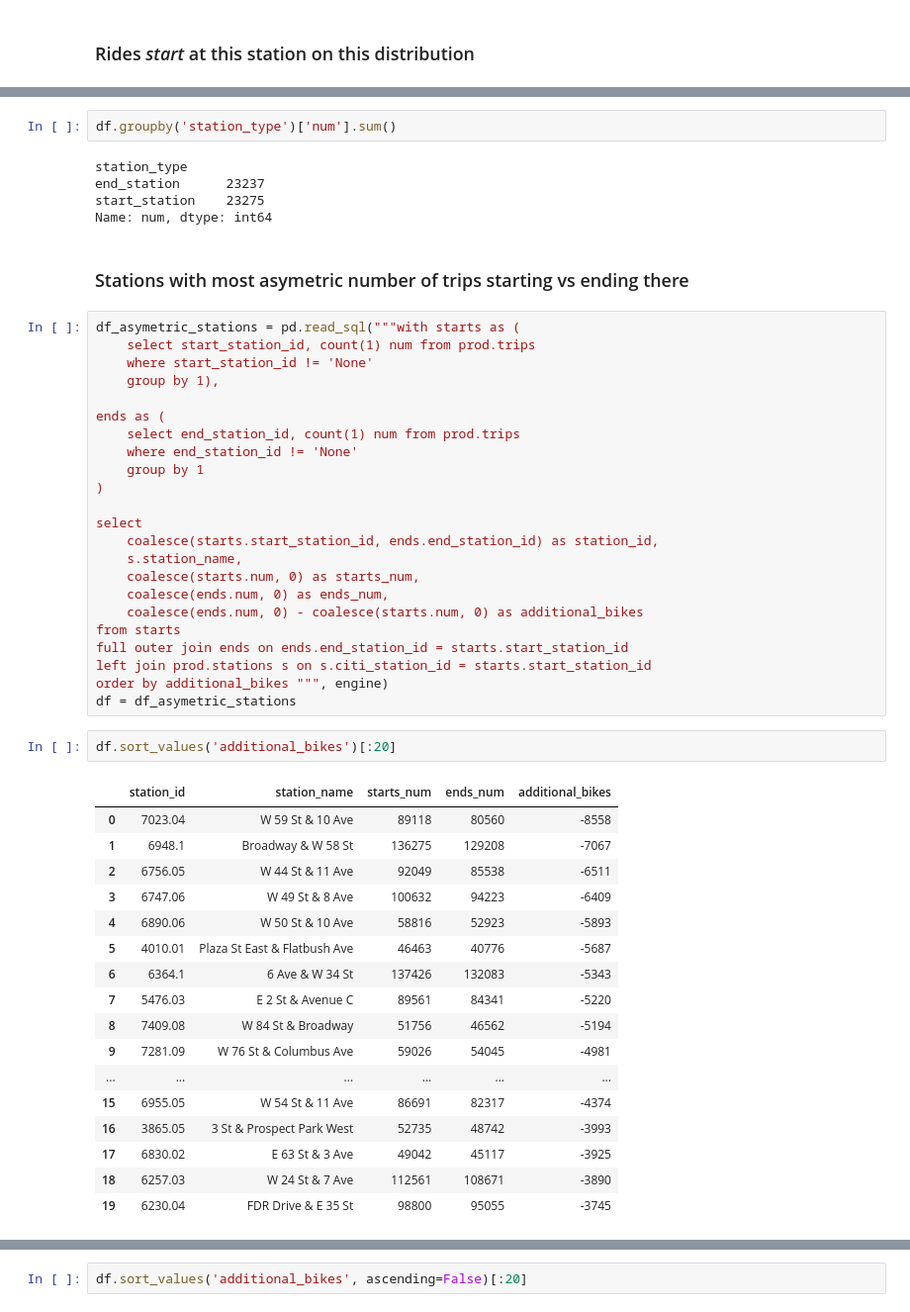
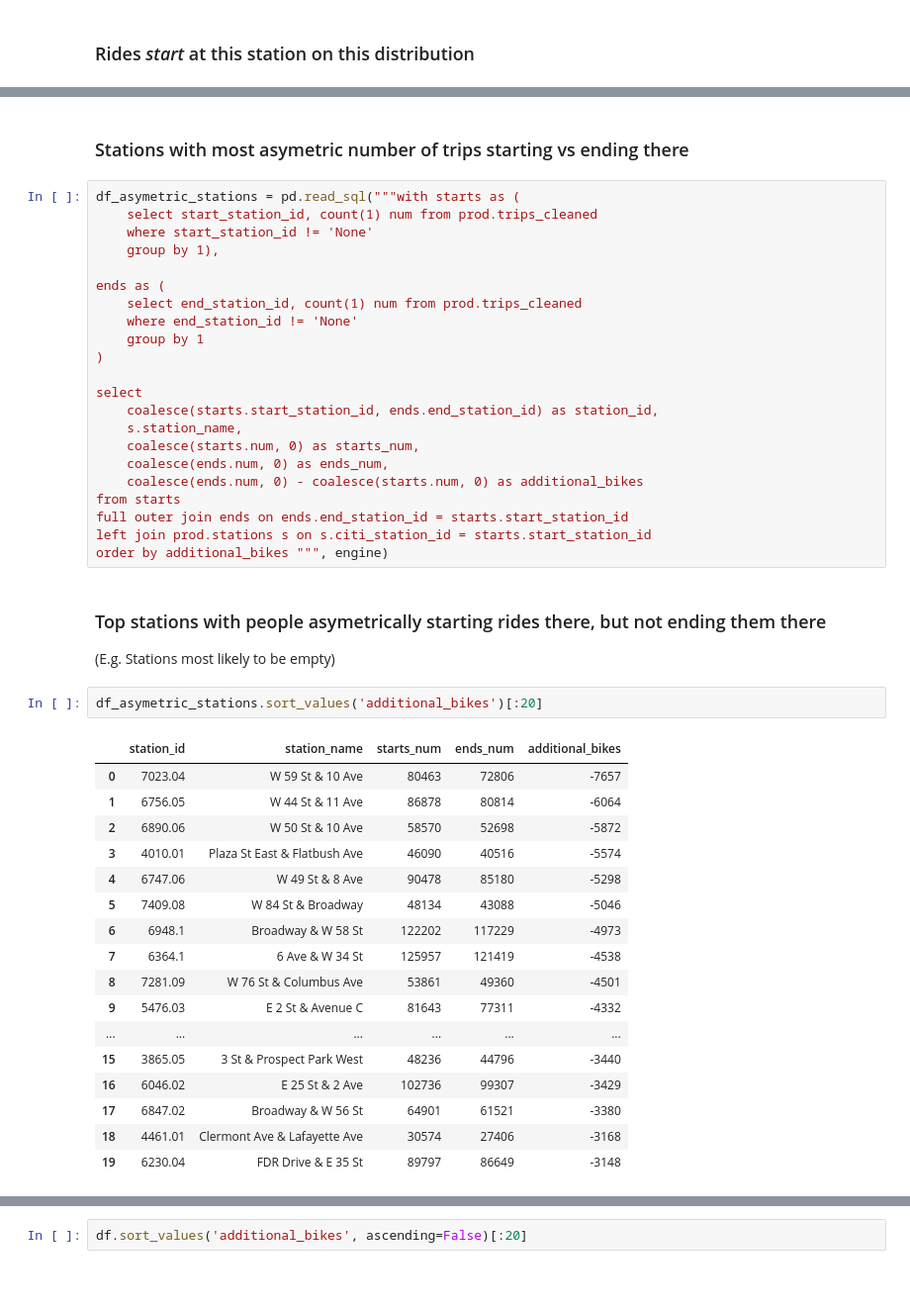
Before and after one commit to dseisun/citibike, a Jupyter notebook: analysis.ipynb, the cells around one changed output, grey strips where cells are left out. Shown at 99% size. Cells and saved outputs as stored; diff of their text form; blank space fills up the shorter version.

```diff
--- a/analysis.ipynb
+++ b/analysis.ipynb
@@ -491,20 +468,13 @@ df3.plot()
-# %%
-df.groupby('station_type')['num'].sum()
-# %% [output]
-station_type
-end_station      23237
-start_station    23275
-Name: num, dtype: int64
 # %% [markdown]
 ### Stations with most asymetric number of trips starting vs ending there
 # %%
 df_asymetric_stations = pd.read_sql("""with starts as (
-	select start_station_id, count(1) num from prod.trips
+	select start_station_id, count(1) num from prod.trips_cleaned
 	where start_station_id != 'None'
 	group by 1),
 
 ends as (
-	select end_station_id, count(1) num from prod.trips
+	select end_station_id, count(1) num from prod.trips_cleaned
 	where end_station_id != 'None'
 	group by 1
 )
@@ -519,24 +489,26 @@ from starts
 full outer join ends on ends.end_station_id = starts.start_station_id
 left join prod.stations s on s.citi_station_id = starts.start_station_id
 order by additional_bikes """, engine)
-df = df_asymetric_stations
+# %% [markdown]
+### Top stations with people asymetrically starting rides there, but not ending them there
+(E.g. Stations most likely to be empty)
 # %%
-df.sort_values('additional_bikes')[:20]
+df_asymetric_stations.sort_values('additional_bikes')[:20]
 # %% [output]
 |  | station_id | station_name | starts_num | ends_num | additional_bikes |
-| 0 | 7023.04 | W 59 St & 10 Ave | 89118 | 80560 | -8558 |
-| 1 | 6948.1 | Broadway & W 58 St | 136275 | 129208 | -7067 |
-| 2 | 6756.05 | W 44 St & 11 Ave | 92049 | 85538 | -6511 |
-| 3 | 6747.06 | W 49 St & 8 Ave | 100632 | 94223 | -6409 |
-| 4 | 6890.06 | W 50 St & 10 Ave | 58816 | 52923 | -5893 |
-| 5 | 4010.01 | Plaza St East & Flatbush Ave | 46463 | 40776 | -5687 |
-| 6 | 6364.1 | 6 Ave & W 34 St | 137426 | 132083 | -5343 |
-| 7 | 5476.03 | E 2 St & Avenue C | 89561 | 84341 | -5220 |
-| 8 | 7409.08 | W 84 St & Broadway | 51756 | 46562 | -5194 |
-| 9 | 7281.09 | W 76 St & Columbus Ave | 59026 | 54045 | -4981 |
+| 0 | 7023.04 | W 59 St & 10 Ave | 80463 | 72806 | -7657 |
+| 1 | 6756.05 | W 44 St & 11 Ave | 86878 | 80814 | -6064 |
+| 2 | 6890.06 | W 50 St & 10 Ave | 58570 | 52698 | -5872 |
+| 3 | 4010.01 | Plaza St East & Flatbush Ave | 46090 | 40516 | -5574 |
+| 4 | 6747.06 | W 49 St & 8 Ave | 90478 | 85180 | -5298 |
+| 5 | 7409.08 | W 84 St & Broadway | 48134 | 43088 | -5046 |
+| 6 | 6948.1 | Broadway & W 58 St | 122202 | 117229 | -4973 |
+| 7 | 6364.1 | 6 Ave & W 34 St | 125957 | 121419 | -4538 |
+| 8 | 7281.09 | W 76 St & Columbus Ave | 53861 | 49360 | -4501 |
+| 9 | 5476.03 | E 2 St & Avenue C | 81643 | 77311 | -4332 |
 | ... | ... | ... | ... | ... | ... |
-| 15 | 6955.05 | W 54 St & 11 Ave | 86691 | 82317 | -4374 |
-| 16 | 3865.05 | 3 St & Prospect Park West | 52735 | 48742 | -3993 |
-| 17 | 6830.02 | E 63 St & 3 Ave | 49042 | 45117 | -3925 |
-| 18 | 6257.03 | W 24 St & 7 Ave | 112561 | 108671 | -3890 |
-| 19 | 6230.04 | FDR Drive & E 35 St | 98800 | 95055 | -3745 |
+| 15 | 3865.05 | 3 St & Prospect Park West | 48236 | 44796 | -3440 |
+| 16 | 6046.02 | E 25 St & 2 Ave | 102736 | 99307 | -3429 |
+| 17 | 6847.02 | Broadway & W 56 St | 64901 | 61521 | -3380 |
+| 18 | 4461.01 | Clermont Ave & Lafayette Ave | 30574 | 27406 | -3168 |
+| 19 | 6230.04 | FDR Drive & E 35 St | 89797 | 86649 | -3148 |
```
Also changed, not shown: parts of 30 cells of this notebook, 2 other files.
